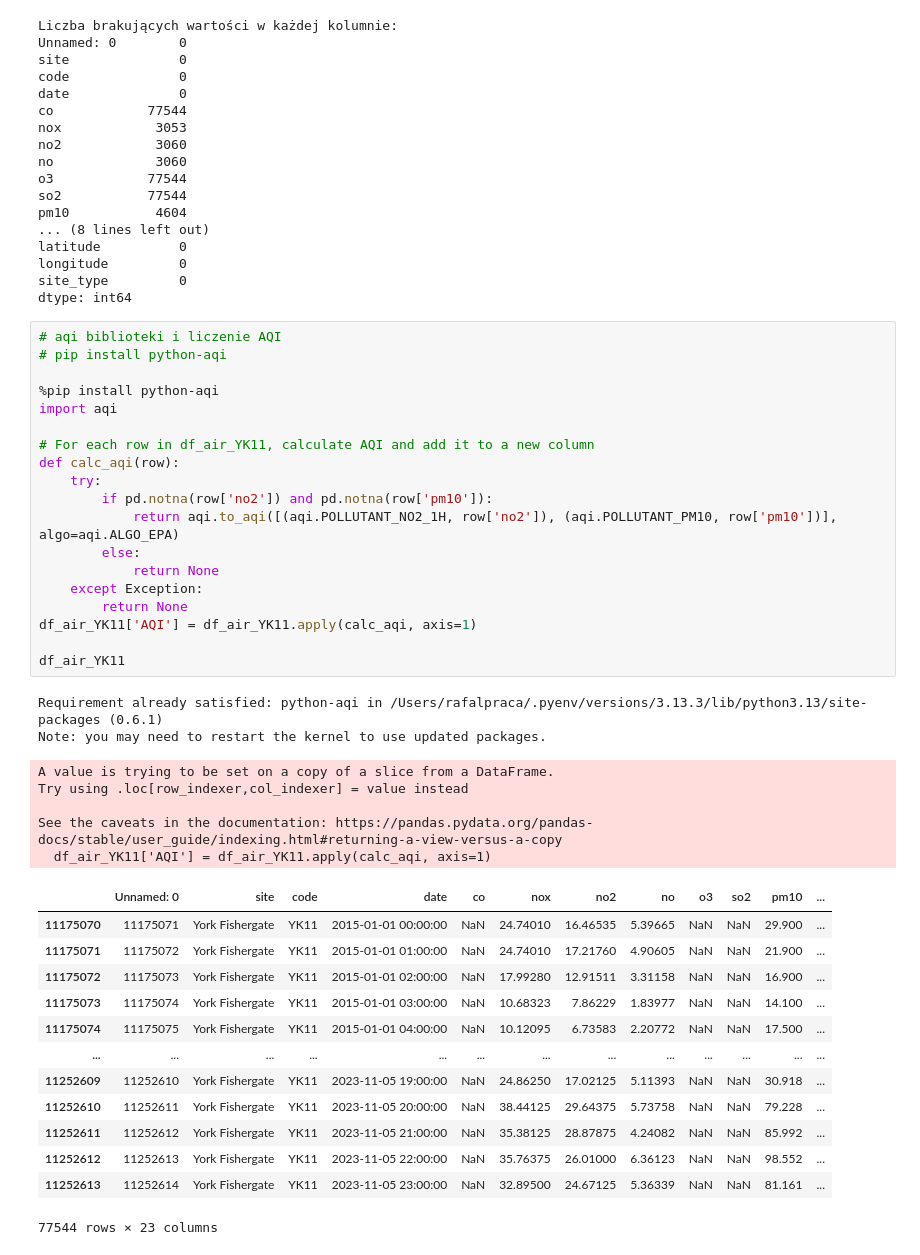
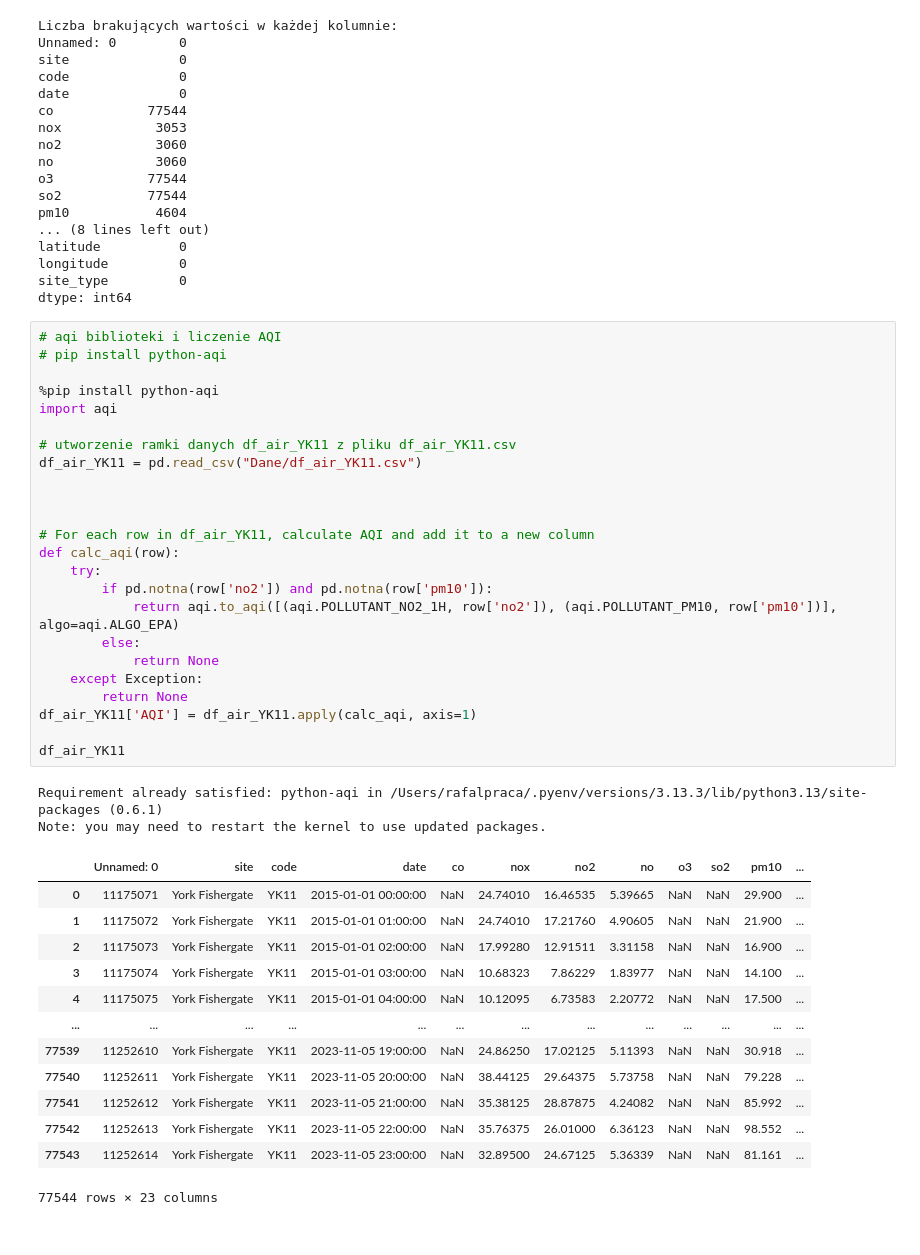
Before and after one commit to rk404/SAD, a Jupyter notebook: Zadanie_SAD_2025.ipynb, the cells around one changed output. Saved outputs shown, nothing was run; the diff lists cells and outputs as text.

Commit message:
dodanie raki danych z pliku df_air_yk11

```diff
--- a/Zadanie_SAD_2025.ipynb
+++ b/Zadanie_SAD_2025.ipynb
@@ -166,40 +166,40 @@ dtype: int64
 # %%
 # aqi biblioteki i liczenie AQI
 # pip install python-aqi
 
 %pip install python-aqi
 import aqi
+
+# utworzenie ramki danych df_air_YK11 z pliku df_air_YK11.csv
+df_air_YK11 = pd.read_csv("Dane/df_air_YK11.csv")
+
+
 
 # For each row in df_air_YK11, calculate AQI and add it to a new column
 def calc_aqi(row):
     try:
         if pd.notna(row['no2']) and pd.notna(row['pm10']):
             return aqi.to_aqi([(aqi.POLLUTANT_NO2_1H, row['no2']), (aqi.POLLUTANT_PM10, row['pm10'])], algo=aqi.ALGO_EPA)
         else:
             return None
     except Exception:
         return None
 df_air_YK11['AQI'] = df_air_YK11.apply(calc_aqi, axis=1)
 
 df_air_YK11
 # %% [output]
 Requirement already satisfied: python-aqi in /Users/rafalpraca/.pyenv/versions/3.13.3/lib/python3.13/site-packages (0.6.1)
 Note: you may need to restart the kernel to use updated packages.
+|  | Unnamed: 0 | site | code | date | co | nox | no2 | no | o3 | so2 | pm10 | ... |
+| 0 | 11175071 | York Fishergate | YK11 | 2015-01-01 00:00:00 | NaN | 24.74010 | 16.46535 | 5.39665 | NaN | NaN | 29.900 | ... |
+| 1 | 11175072 | York Fishergate | YK11 | 2015-01-01 01:00:00 | NaN | 24.74010 | 17.21760 | 4.90605 | NaN | NaN | 21.900 | ... |
+| 2 | 11175073 | York Fishergate | YK11 | 2015-01-01 02:00:00 | NaN | 17.99280 | 12.91511 | 3.31158 | NaN | NaN | 16.900 | ... |
+| 3 | 11175074 | York Fishergate | YK11 | 2015-01-01 03:00:00 | NaN | 10.68323 | 7.86229 | 1.83977 | NaN | NaN | 14.100 | ... |
+| 4 | 11175075 | York Fishergate | YK11 | 2015-01-01 04:00:00 | NaN | 10.12095 | 6.73583 | 2.20772 | NaN | NaN | 17.500 | ... |
+| ... | ... | ... | ... | ... | ... | ... | ... | ... | ... | ... | ... | ... |
+| 77539 | 11252610 | York Fishergate | YK11 | 2023-11-05 19:00:00 | NaN | 24.86250 | 17.02125 | 5.11393 | NaN | NaN | 30.918 | ... |
+| 77540 | 11252611 | York Fishergate | YK11 | 2023-11-05 20:00:00 | NaN | 38.44125 | 29.64375 | 5.73758 | NaN | NaN | 79.228 | ... |
+| 77541 | 11252612 | York Fishergate | YK11 | 2023-11-05 21:00:00 | NaN | 35.38125 | 28.87875 | 4.24082 | NaN | NaN | 85.992 | ... |
+| 77542 | 11252613 | York Fishergate | YK11 | 2023-11-05 22:00:00 | NaN | 35.76375 | 26.01000 | 6.36123 | NaN | NaN | 98.552 | ... |
+| 77543 | 11252614 | York Fishergate | YK11 | 2023-11-05 23:00:00 | NaN | 32.89500 | 24.67125 | 5.36339 | NaN | NaN | 81.161 | ... |
-A value is trying to be set on a copy of a slice from a DataFrame.
-Try using .loc[row_indexer,col_indexer] = value instead
-
-See the caveats in the documentation: https://pandas.pydata.org/pandas-docs/stable/user_guide/indexing.html#returning-a-view-versus-a-copy
-  df_air_YK11['AQI'] = df_air_YK11.apply(calc_aqi, axis=1)
+77544 rows × 23 columns
-|  | Unnamed: 0 | site | code | date | co | nox | no2 | no | o3 | so2 | pm10 | ... |
-| 11175070 | 11175071 | York Fishergate | YK11 | 2015-01-01 00:00:00 | NaN | 24.74010 | 16.46535 | 5.39665 | NaN | NaN | 29.900 | ... |
-| 11175071 | 11175072 | York Fishergate | YK11 | 2015-01-01 01:00:00 | NaN | 24.74010 | 17.21760 | 4.90605 | NaN | NaN | 21.900 | ... |
-| 11175072 | 11175073 | York Fishergate | YK11 | 2015-01-01 02:00:00 | NaN | 17.99280 | 12.91511 | 3.31158 | NaN | NaN | 16.900 | ... |
-| 11175073 | 11175074 | York Fishergate | YK11 | 2015-01-01 03:00:00 | NaN | 10.68323 | 7.86229 | 1.83977 | NaN | NaN | 14.100 | ... |
-| 11175074 | 11175075 | York Fishergate | YK11 | 2015-01-01 04:00:00 | NaN | 10.12095 | 6.73583 | 2.20772 | NaN | NaN | 17.500 | ... |
-| ... | ... | ... | ... | ... | ... | ... | ... | ... | ... | ... | ... | ... |
-| 11252609 | 11252610 | York Fishergate | YK11 | 2023-11-05 19:00:00 | NaN | 24.86250 | 17.02125 | 5.11393 | NaN | NaN | 30.918 | ... |
-| 11252610 | 11252611 | York Fishergate | YK11 | 2023-11-05 20:00:00 | NaN | 38.44125 | 29.64375 | 5.73758 | NaN | NaN | 79.228 | ... |
-| 11252611 | 11252612 | York Fishergate | YK11 | 2023-11-05 21:00:00 | NaN | 35.38125 | 28.87875 | 4.24082 | NaN | NaN | 85.992 | ... |
-| 11252612 | 11252613 | York Fishergate | YK11 | 2023-11-05 22:00:00 | NaN | 35.76375 | 26.01000 | 6.36123 | NaN | NaN | 98.552 | ... |
-| 11252613 | 11252614 | York Fishergate | YK11 | 2023-11-05 23:00:00 | NaN | 32.89500 | 24.67125 | 5.36339 | NaN | NaN | 81.161 | ... |
-77544 rows × 23 columns
```
Also changed, not shown: 1 other file.
